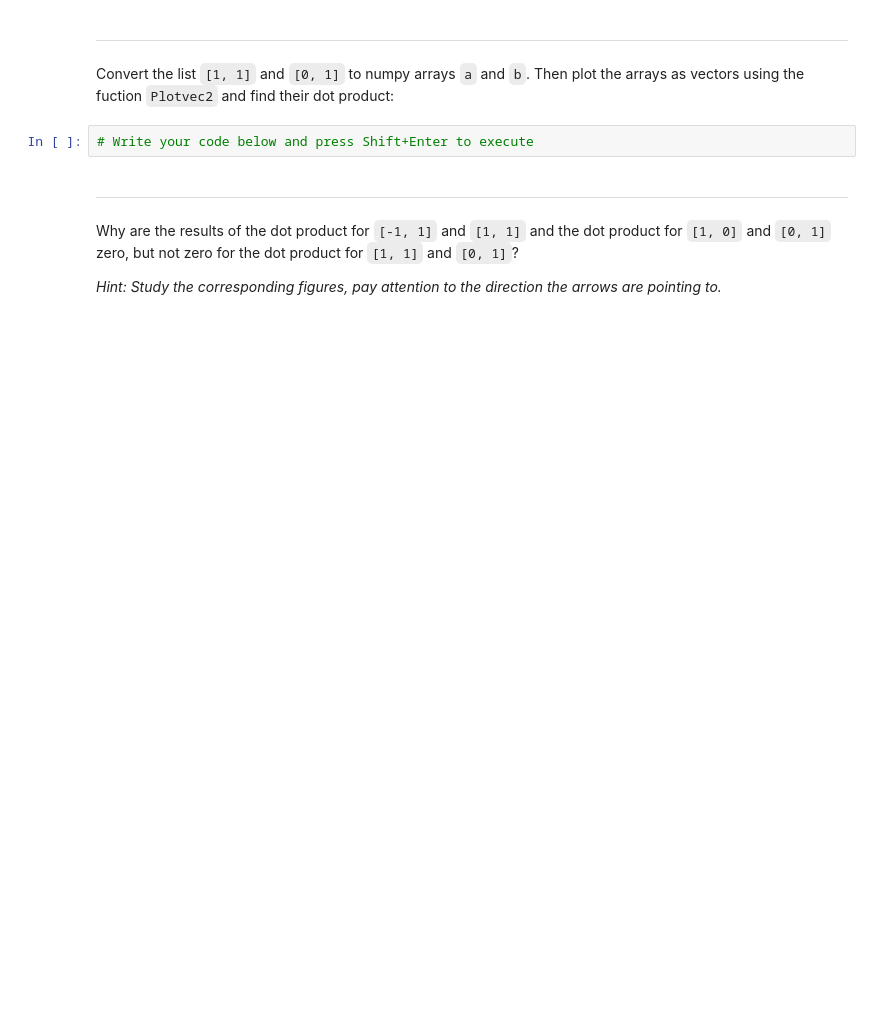
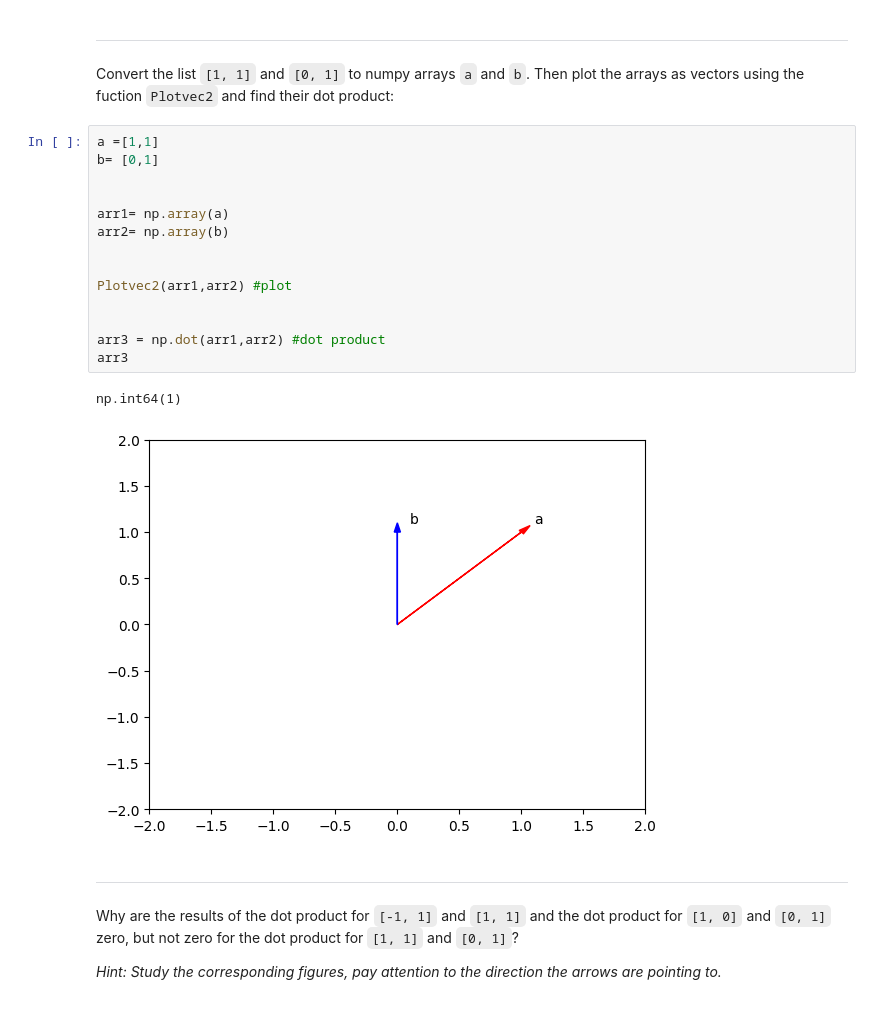
Before and after one commit to AhmadFarazWeb3Developer/Data-Science, a Jupyter notebook: 03_Lab/215154_03_03_a_Numpy.ipynb, the cells around one changed output. Drawn from its saved outputs; the diff is of its cells as text; blank space fills up the shorter version.

```diff
--- a/03_Lab/03_03_a_Numpy.ipynb
+++ b/03_Lab/215154_03_03_a_Numpy.ipynb
@@ -815,8 +845,23 @@ Convert the list <code>\[1, 0]</code> and <code>\[0, 1]</code> to numpy arrays <
 <hr>
 # %% [markdown]
 Convert the list <code>\[1, 1]</code> and <code>\[0, 1]</code> to numpy arrays <code>a</code> and <code>b</code>. Then plot the arrays as vectors using the fuction <code>Plotvec2</code> and find their dot product:
-# %%
-# Write your code below and press Shift+Enter to execute
+# %%
+a =[1,1]
+b= [0,1]
+
+
+arr1= np.array(a)
+arr2= np.array(b)
+
+
+Plotvec2(arr1,arr2) #plot
+
+
+arr3 = np.dot(arr1,arr2) #dot product
+arr3
+# %% [output]
+np.int64(1)
+[figure, added]
 # %% [markdown]
 <hr>
 # %% [markdown]
```
Also changed, not shown: parts of 12 cells of this notebook, 8 other files.
